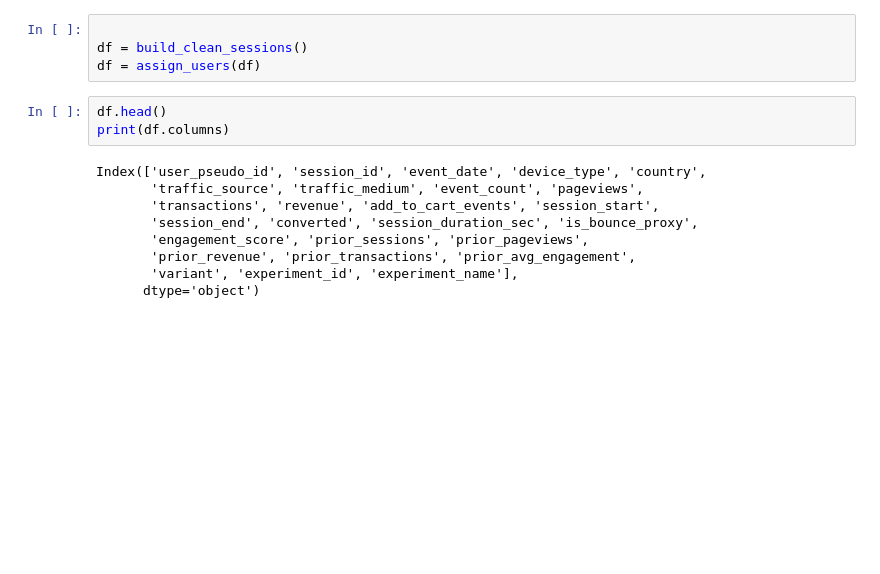
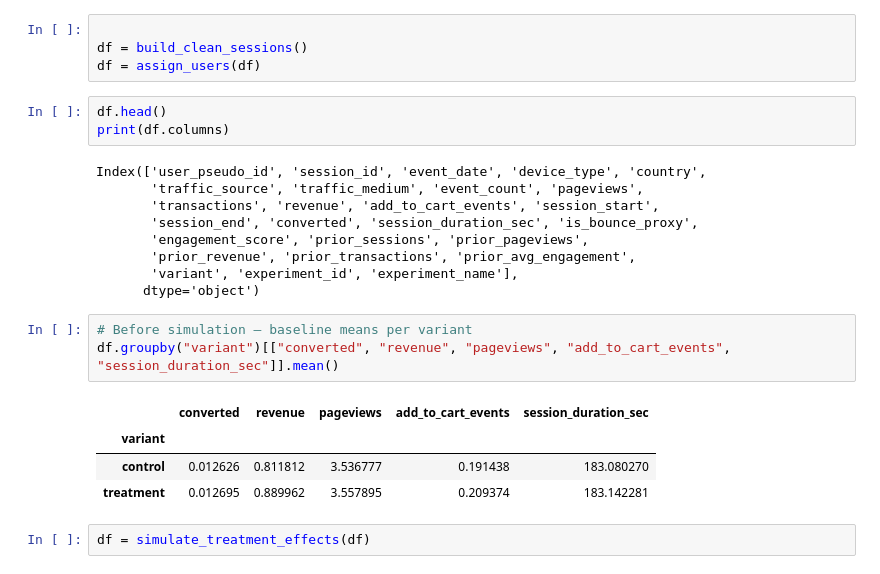
Before and after one commit to c0linhu1/LiftLab, a Jupyter notebook: exploring.ipynb, the cells around one changed output. Saved outputs shown, nothing was run; the diff lists cells and outputs as text; blank space fills up the shorter version.

```diff
--- a/exploring.ipynb
+++ b/exploring.ipynb
@@ -203,3 +203,13 @@ Index(['user_pseudo_id', 'session_id', 'event_date', 'device_type', 'country',
        'prior_revenue', 'prior_transactions', 'prior_avg_engagement',
        'variant', 'experiment_id', 'experiment_name'],
       dtype='object')
+# %%
+# Before simulation — baseline means per variant
+df.groupby("variant")[["converted", "revenue", "pageviews", "add_to_cart_events", "session_duration_sec"]].mean()
+# %% [output]
+|  | converted | revenue | pageviews | add_to_cart_events | session_duration_sec |
+| variant |  |  |  |  |  |
+| control | 0.012626 | 0.811812 | 3.536777 | 0.191438 | 183.080270 |
+| treatment | 0.012695 | 0.889962 | 3.557895 | 0.209374 | 183.142281 |
+# %%
+df = simulate_treatment_effects(df)
```
Also changed, not shown: parts of 3 cells of this notebook, 4 other files.
